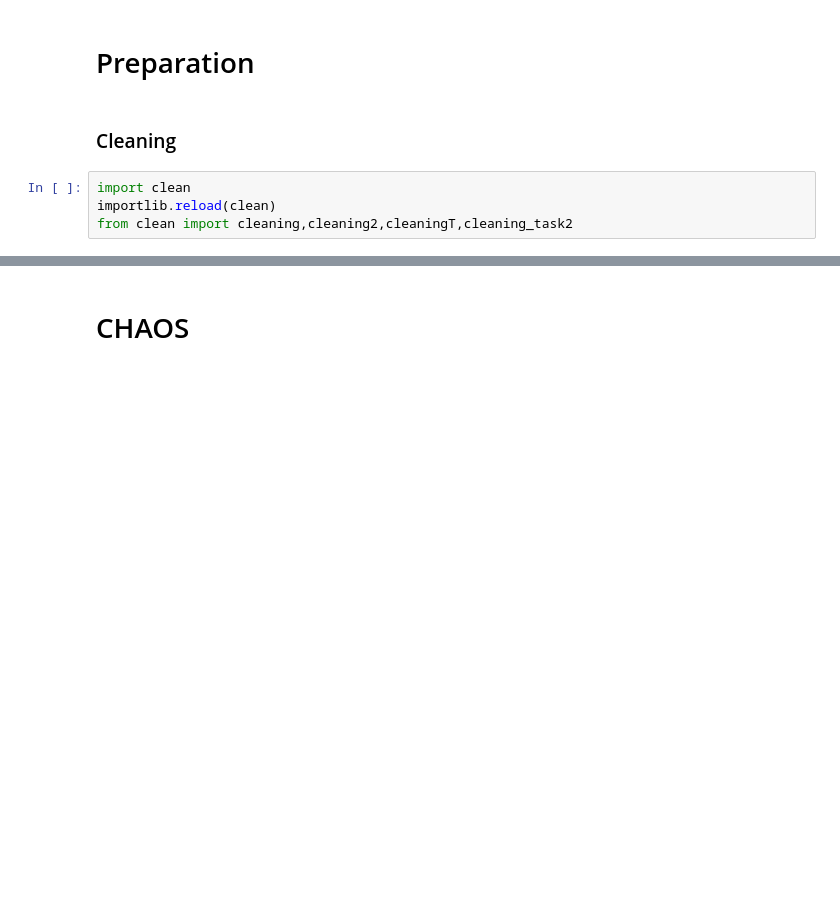
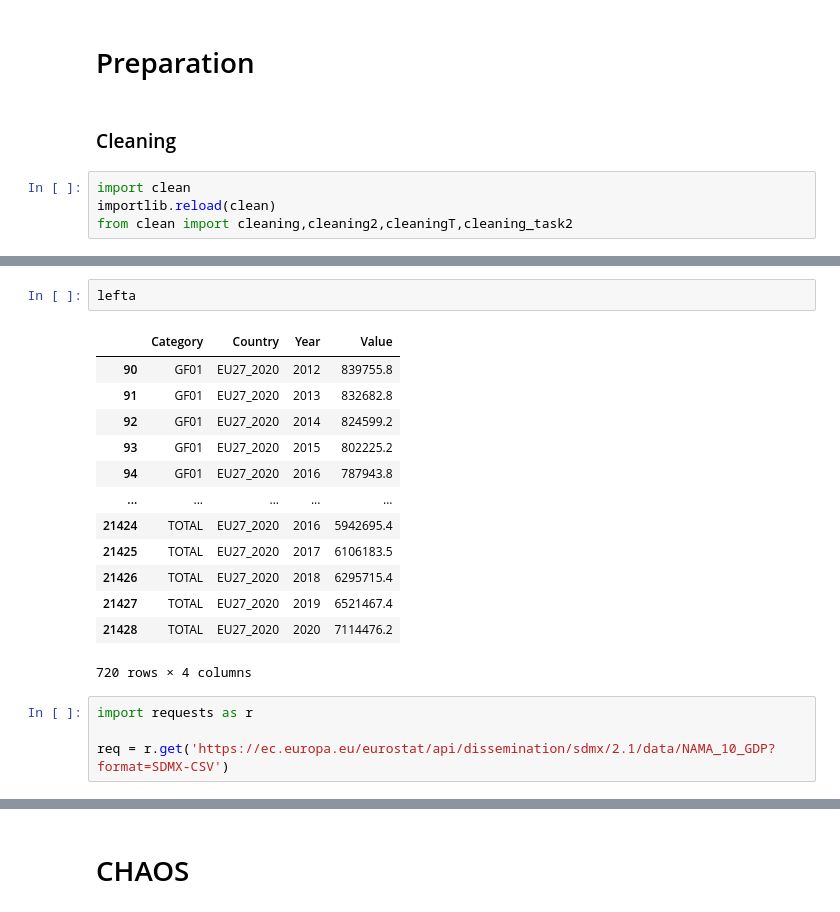
Before and after one commit to steliosgrs/data-science-project, a Jupyter notebook: part_2.ipynb, the cells around one changed output, grey strips where cells are left out. Drawn from its saved outputs; the diff is of its cells as text; blank space fills up the shorter version.

```diff
--- a/part_2.ipynb
+++ b/part_2.ipynb
@@ -49,0 +136,20 @@ df_GDP = cleaningT(TotalGDP)
+# %%
+lefta
+# %% [output]
+|  | Category | Country | Year | Value |
+| 90 | GF01 | EU27_2020 | 2012 | 839755.8 |
+| 91 | GF01 | EU27_2020 | 2013 | 832682.8 |
+| 92 | GF01 | EU27_2020 | 2014 | 824599.2 |
+| 93 | GF01 | EU27_2020 | 2015 | 802225.2 |
+| 94 | GF01 | EU27_2020 | 2016 | 787943.8 |
+| ... | ... | ... | ... | ... |
+| 21424 | TOTAL | EU27_2020 | 2016 | 5942695.4 |
+| 21425 | TOTAL | EU27_2020 | 2017 | 6106183.5 |
+| 21426 | TOTAL | EU27_2020 | 2018 | 6295715.4 |
+| 21427 | TOTAL | EU27_2020 | 2019 | 6521467.4 |
+| 21428 | TOTAL | EU27_2020 | 2020 | 7114476.2 |
+720 rows × 4 columns
+# %%
+import requests as r
+
+req = r.get('https://ec.europa.eu/eurostat/api/dissemination/sdmx/2.1/data/NAMA_10_GDP?format=SDMX-CSV')
```
Also changed, not shown: parts of 57 cells of this notebook, 3 other files.
